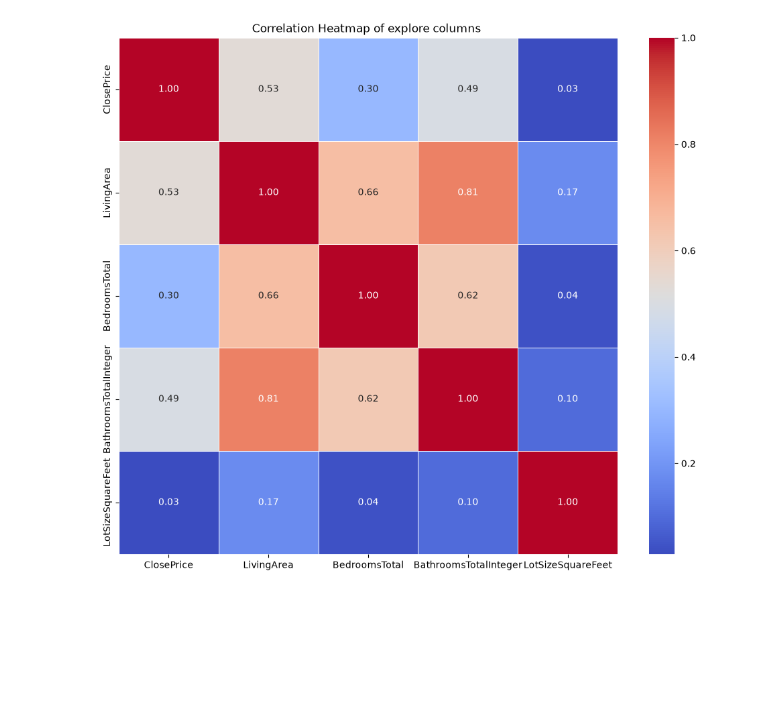
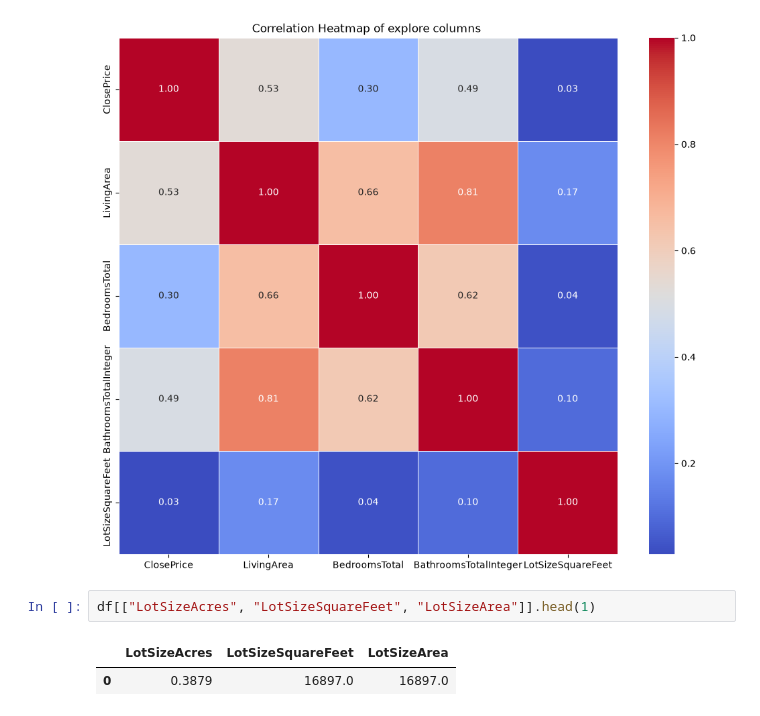
Before and after one commit to kelviny1104-dotcom/IDX-Exchange-summer-2026, a Jupyter notebook: Week2/01_exploration.ipynb, the cells around one changed output. Drawn from its saved outputs; the diff is of its cells as text; blank space fills up the shorter version.

```diff
--- a/Week2/01_exploration.ipynb
+++ b/Week2/01_exploration.ipynb
@@ -131,3 +131,8 @@ plt.title('Correlation Heatmap of explore columns ')
 plt.show()
 # %% [output]
 [figure]
+# %%
+df[["LotSizeAcres", "LotSizeSquareFeet", "LotSizeArea"]].head(1)
+# %% [output]
+|  | LotSizeAcres | LotSizeSquareFeet | LotSizeArea |
+| 0 | 0.3879 | 16897.0 | 16897.0 |
```
Also changed, not shown: 2 other files.
